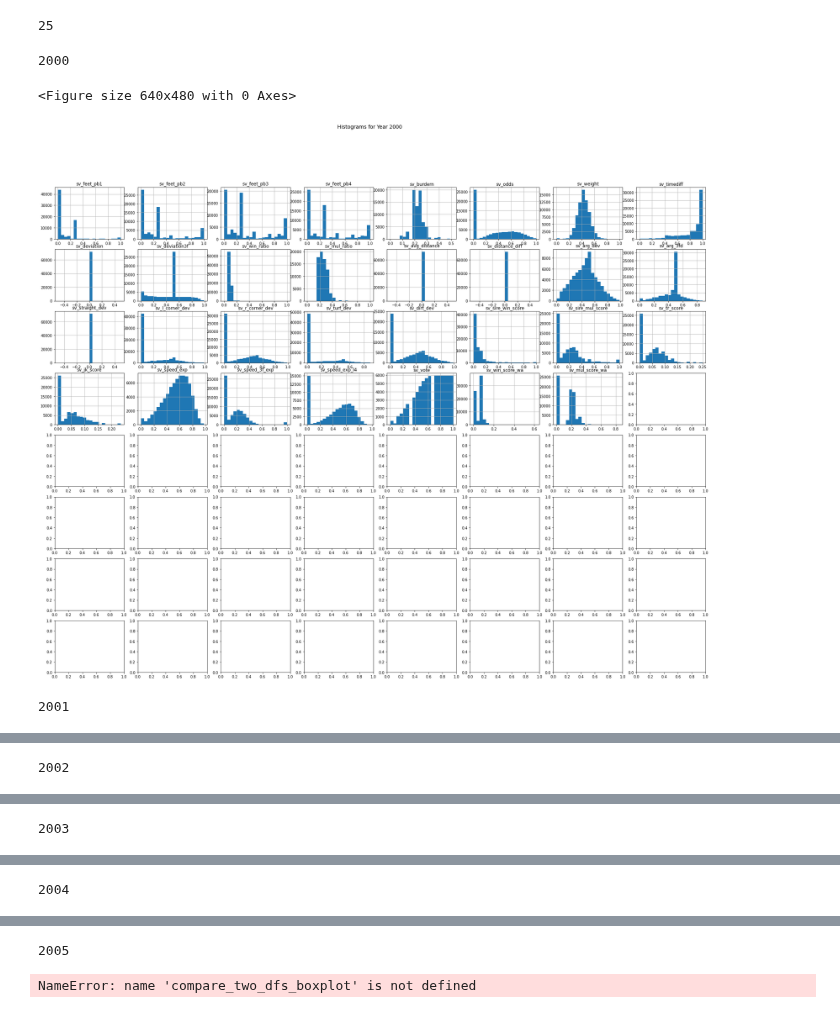
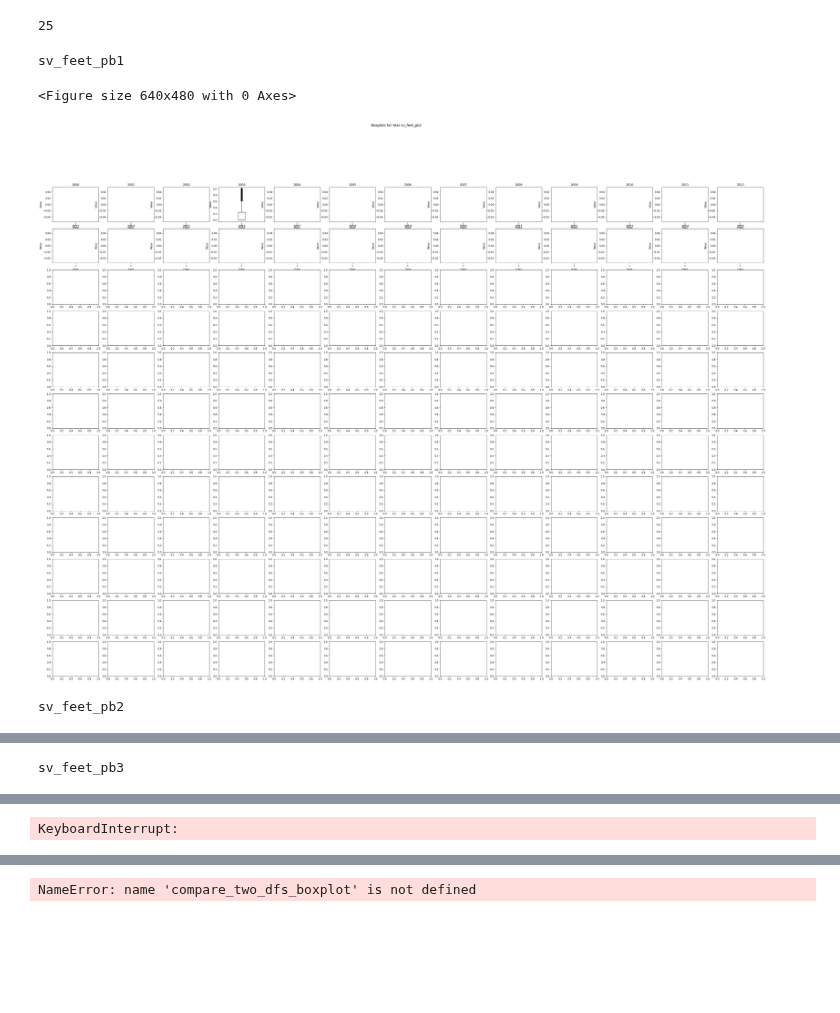
Before and after one commit to keeponing/py2_aider, a Jupyter notebook: 03_箱ひげ図/03_03_StatisticsVariables_箱ひげ図 .ipynb, the cells around one changed output, grey strips where cells are left out. Saved outputs shown, nothing was run; the diff lists cells and outputs as text; code cells hidden in the pictures; blank space fills up the shorter version.

```diff
--- a/03_箱ひげ図/03_03_StatisticsVariables_箱ひげ図 .ipynb
+++ b/03_箱ひげ図/03_03_StatisticsVariables_箱ひげ図 .ipynb
@@ -72,10 +72,11 @@ for i in trange(len(years)):
 # %% [output]
 25
 # %%
-# # 箱ひげ図の作成 (グラフの行数、列数、解像度を適宜変更)
-# #k_a_util.plot_boxplots(dict_statistics, rows=2, cols=4, dpi=72)
+dict_results = k_a_util.pivot_statistics_by_column2(dict_statistics)
+# ヒストグラムの作成 (グラフの行数、列数、解像度を適宜変更)
+k_a_util.plot_boxplots(dict_results, rows=4, cols=8, dpi=72)
 # %% [output]
-2000
+sv_feet_pb1
 <Figure size 640x480 with 0 Axes>
-[figure, old version]
+[figure, new version]
-2001
+sv_feet_pb2
@@ -83 +84 @@ for i in trange(len(years)):
-2002
+sv_feet_pb3
@@ -85 +85 @@ for i in trange(len(years)):
-2003
+KeyboardInterrupt:
@@ -87 +85,0 @@ for i in trange(len(years)):
-2004
@@ -89,4 +86,3 @@ for i in trange(len(years)):
-2005
 # %%
 # prompt: ２つの同じ構成のデータフレームのある列を箱ひげ図を表示して比較するようにする関数を作っていください。引数はDataFrame２つと列名です
 
```
Also changed, not shown: parts of 1 cell of this notebook.
